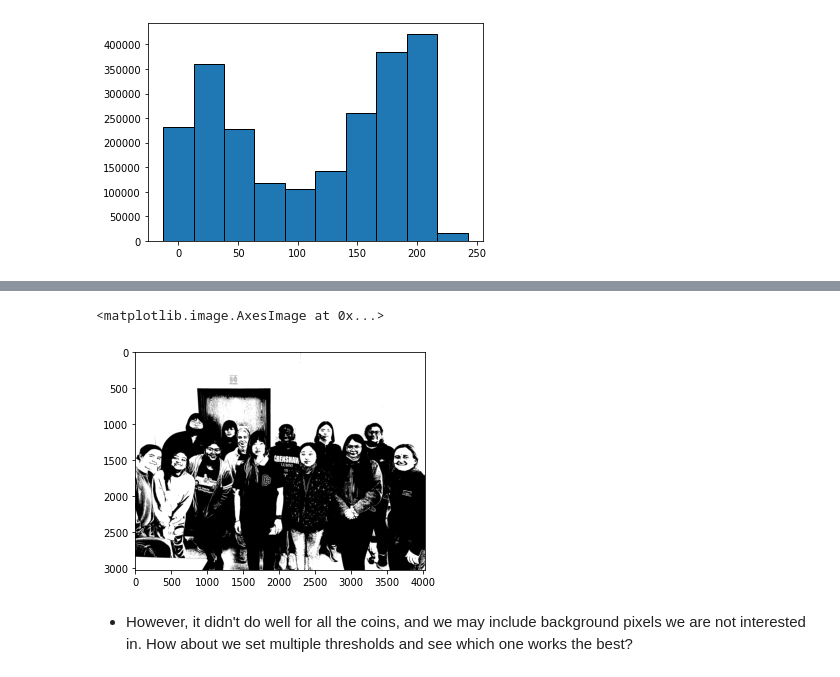
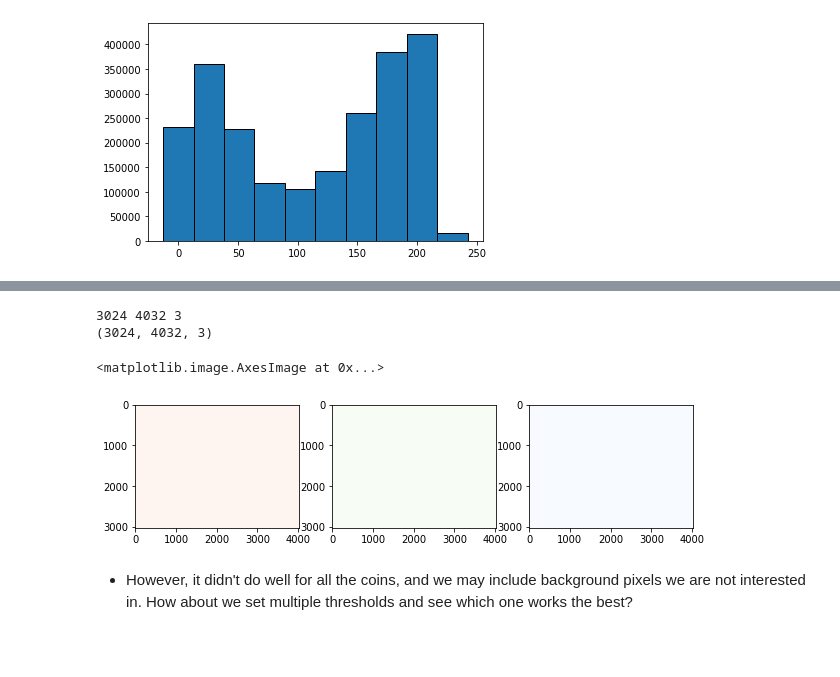
Before and after one commit to dli10/ANS198, a Jupyter notebook: ImageAnalysis/note2_thresholding.ipynb, the cells around one changed output, grey strips where cells are left out. Drawn from its saved outputs; the diff is of its cells as text; code cells hidden in the pictures; blank space fills up the shorter version.

```diff
--- a/ImageAnalysis/note2_thresholding.ipynb
+++ b/ImageAnalysis/note2_thresholding.ipynb
@@ -170,8 +152,27 @@ Image matrix:
-# %%
-plt.imshow(mask_group, cmap="gray")
-# %% [output]
-<matplotlib.image.AxesImage at 0x...>
-[figure, removed]
+# %%
+threshold_group = 100
+dim1 = im_group.shape[0]
+dim2 = im_group.shape[1]
+dim3 = im_group.shape[2]
+print(dim1, dim2, dim3)
+mask_group = np.zeros((dim1, dim2, dim3))
+
+mask_group[0] = im_group[0] > threshold
+mask_group[1] = im_group[1] > threshold
+mask_group[2] = im_group[2] > threshold
+
+print(mask_group.shape)
+# %% [output]
+3024 4032 3
+(3024, 4032, 3)
+# %%
+fig, axes = plt.subplots(ncols=3, figsize=(10, 5))
+axes[0].imshow(mask_group[:, :, 0], cmap="Reds")
+axes[1].imshow(mask_group[:, :, 1], cmap="Greens")
+axes[2].imshow(mask_group[:, :, 2], cmap="Blues")
+# %% [output]
+<matplotlib.image.AxesImage at 0x...>
+[figure, added]
 # %% [markdown]
 * However, it didn't do well for all the coins, and we may include background pixels we are not interested in. How about we set multiple thresholds and see which one works the best?
 # %%
```
Also changed, not shown: parts of 1 cell of this notebook.
